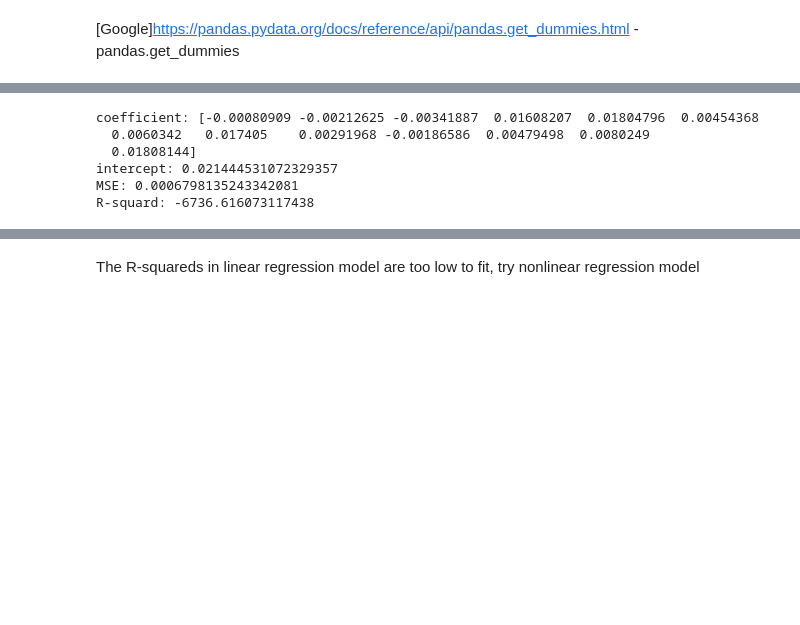
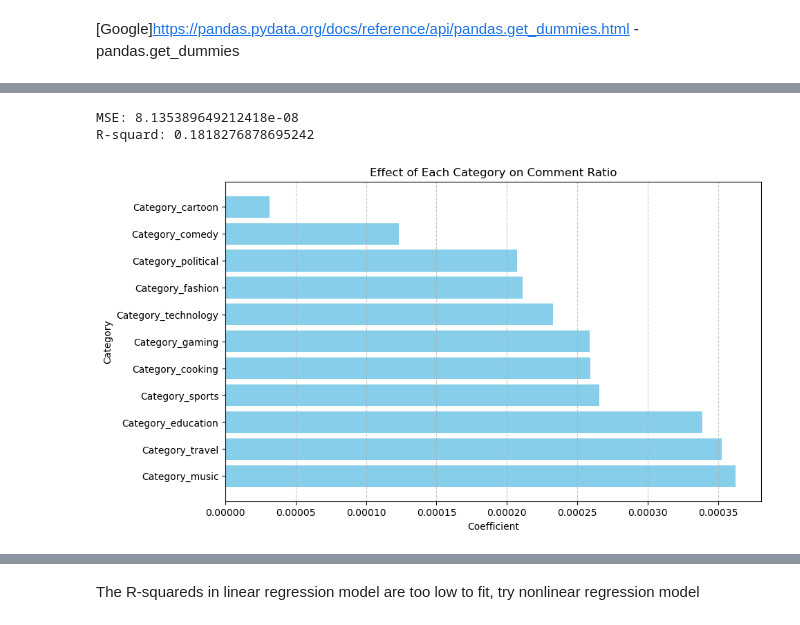
Before and after one commit to LeeChiehYin/ha24847_EMATM0048, a Jupyter notebook: Part2_youtube.ipynb, the cells around one changed output, grey strips where cells are left out. Cells and saved outputs as stored; diff of their text form; code cells hidden in the pictures; blank space fills up the shorter version.

```diff
--- a/Part2_youtube.ipynb
+++ b/Part2_youtube.ipynb
@@ -665,24 +699,38 @@ R-squard: 0.2589218022559999
 # %%
 #### when response varialbe is comment ratio
-y_comment = Category_num['Comment ratio']
-x_train, x_test, y_train_comment, y_test_comment = train_test_split(x, y_comment, test_size=0.2, random_state=41)
+y_comment = yt['Comment ratio']
+x_train, x_test, y_train_comment, y_test_comment = train_test_split(x, y_comment, test_size=0.2, random_state=42)
 
-print('coefficient:', lr.coef_)
-print('intercept:', lr.intercept_)
+lr=LinearRegression() #create the regresiion model
+
+lr.fit(x_train,y_train_comment) #train the model
 
 y_pred=lr.predict(x_test)
 
 mse=mean_squared_error(y_test_comment, y_pred)
 r2=r2_score(y_test_comment, y_pred)
-
 print('MSE:', mse)
 print('R-squard:',r2)
+
+category_col=[col for col in Category_num.columns if 'Category_' in col]
+category_coef=lr.coef_[-len(category_col):]
+category_name=category_col
+
+coeff_df = pd.DataFrame({
+    'Category': category_name,
+    'Coefficient': category_coef})
+
+plt.figure(figsize=(10, 6))
+coeff_df.sort_values(by='Coefficient', ascending=False, inplace=True)  # 按係數排序
+plt.barh(coeff_df['Category'], coeff_df['Coefficient'], color='skyblue')
+plt.xlabel('Coefficient')
+plt.ylabel('Category')
+plt.title('Effect of Each Category on Comment Ratio')
+plt.grid(axis='x', linestyle='--', alpha=0.7)
+plt.show()
 # %% [output]
-coefficient: [-0.00080909 -0.00212625 -0.00341887  0.01608207  0.01804796  0.00454368
-  0.0060342   0.017405    0.00291968 -0.00186586  0.00479498  0.0080249
-  0.01808144]
-intercept: 0.021444531072329357
-MSE: 0.0006798135243342081
-R-squard: -6736.616073117438
+MSE: 8.135389649212418e-08
+R-squard: 0.1818276878695242
+[figure, added]
 # %%
 #### when response varialbe is subscribe ratio
```
Also changed, not shown: parts of 23 cells of this notebook.
